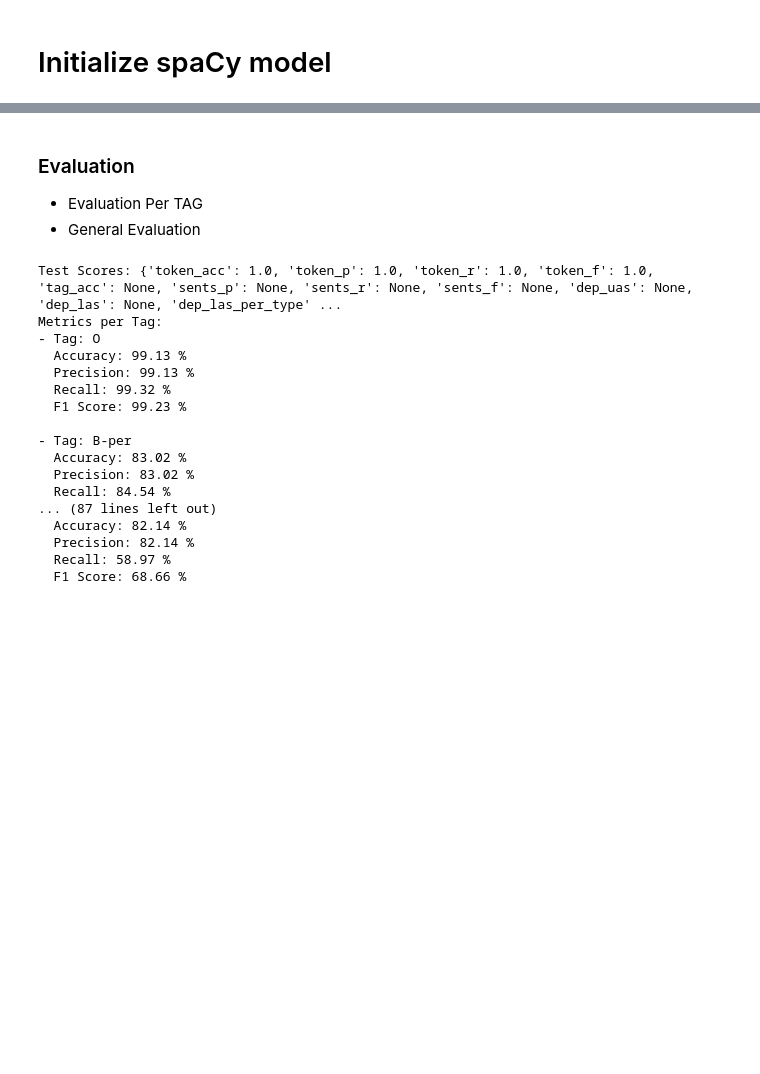
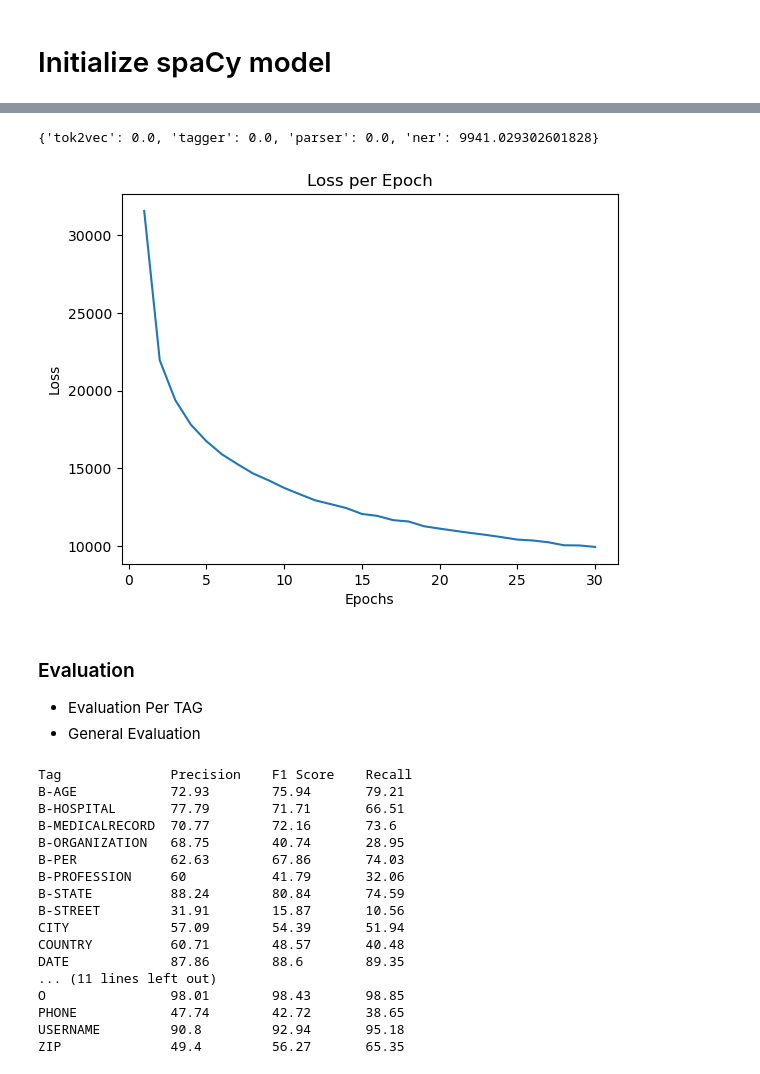
Before and after one commit to mahshidghaffari/NER_GDPR_Extraction, a Jupyter notebook: spacyM/model.ipynb, the cells around one changed output, grey strips where cells are left out. Saved outputs shown, nothing was run; the diff lists cells and outputs as text; code cells hidden in the pictures; blank space fills up the shorter version.

```diff
--- a/spacyM/model.ipynb
+++ b/spacyM/model.ipynb
@@ -106,2 +170,21 @@ Losses: {'tok2vec': 0.0, 'tagger': 0.0, 'parser': 0.0, 'ner': 33433.89716412046}
+# %%
+print(losses)
+an = [31579.876175372396, 21962.675928107732, 19394.363777330516, 17816.52476117336, 16751.233077647532, 15903.905430979836, 15271.50361616444, 14671.321132600133, 14231.43657245629, 13742.654800908696, 13336.032287103297, 12941.100705722156, 12696.43275197662, 12442.51849748573, 12064.893154643087, 11939.323317979262, 11666.812288319059, 11580.06046464599, 11271.16553470416, 11120.355088367753, 10976.786931819637, 10838.530229825608, 10714.15913654403, 10568.386877051906, 10412.91492869988, 10355.397461062297, 10239.406306247927, 10047.326240390887, 10034.55156502354,9941.029302601828]
+
+# Extracting loss values from the dictionary
+loss_values = list(losses.values())
+
+# Plotting the loss values with a line
+epochs = range(1, len(an) + 1)
+plt.plot(epochs, an, '-')
+
+# Rest of the code remains the same
+plt.xlabel("Epochs")
+plt.ylabel("Loss")
+plt.title("Loss per Epoch")
+plt.show()
+# %% [output]
+{'tok2vec': 0.0, 'tagger': 0.0, 'parser': 0.0, 'ner': 9941.029302601828}
+[figure, added]
 # %%
 # Save the trained model
@@ -121,7 +204,6 @@ for text, annotation in test_data:
 
 # Evaluate the model on the test set
 scores = nlp.evaluate(test_examples)
-print("Test Scores:", scores)
 
 # Calculate accuracy, precision, recall, and F1 score for each tag
 tag_metrics = {}
@@ -132,33 +214,37 @@ for tag, values in scores['ents_per_type'].items():
 
     tag_metrics[tag] = {'accuracy': precision, 'precision': precision, 'recall': recall, 'f1': f1}
 
-# Print metrics for each tag
-print("Metrics per Tag:")
-for tag, metrics in tag_metrics.items():
-    print("- Tag:", tag)
-    print("  Accuracy:", metrics['accuracy'], "%")
-    print("  Precision:", metrics['precision'], "%")
-    print("  Recall:", metrics['recall'], "%")
-    print("  F1 Score:", metrics['f1'], "%")
-    print()
+
+from tabulate import tabulate
+
+sorted_tags = sorted(tag_metrics.items(), key=lambda x: x[0])
+table_data = []
+for tag, metrics in sorted_tags:
+    row = [tag, metrics['precision'], metrics['f1'], metrics['recall']]
+    table_data.append(row)
+
+table_headers = ["Tag", "Precision", "F1 Score", "Recall"]
+table = tabulate(table_data, headers=table_headers, tablefmt="plain", colalign=("left", "left", "left", "left"))
+
+print(table)
 # %% [output]
-Test Scores: {'token_acc': 1.0, 'token_p': 1.0, 'token_r': 1.0, 'token_f': 1.0, 'tag_acc': None, 'sents_p': None, 'sents_r': None, 'sents_f': None, 'dep_uas': None, 'dep_las': None, 'dep_las_per_type' ...
-Metrics per Tag:
-- Tag: O
-  Accuracy: 99.13 %
-  Precision: 99.13 %
-  Recall: 99.32 %
-  F1 Score: 99.23 %
-
-- Tag: B-per
-  Accuracy: 83.02 %
-  Precision: 83.02 %
-  Recall: 84.54 %
-... (87 lines left out)
-  Accuracy: 82.14 %
-  Precision: 82.14 %
-  Recall: 58.97 %
-  F1 Score: 68.66 %
+Tag              Precision    F1 Score    Recall
+B-AGE            72.93        75.94       79.21
+B-HOSPITAL       77.79        71.71       66.51
+B-MEDICALRECORD  70.77        72.16       73.6
+B-ORGANIZATION   68.75        40.74       28.95
+B-PER            62.63        67.86       74.03
+B-PROFESSION     60           41.79       32.06
+B-STATE          88.24        80.84       74.59
+B-STREET         31.91        15.87       10.56
+CITY             57.09        54.39       51.94
+COUNTRY          60.71        48.57       40.48
+DATE             87.86        88.6        89.35
+... (11 lines left out)
+O                98.01        98.43       98.85
+PHONE            47.74        42.72       38.65
+USERNAME         90.8         92.94       95.18
+ZIP              49.4         56.27       65.35
 # %%
 entity_metrics = scores['ents_per_type']
 
```
Also changed, not shown: parts of 9 cells of this notebook.
